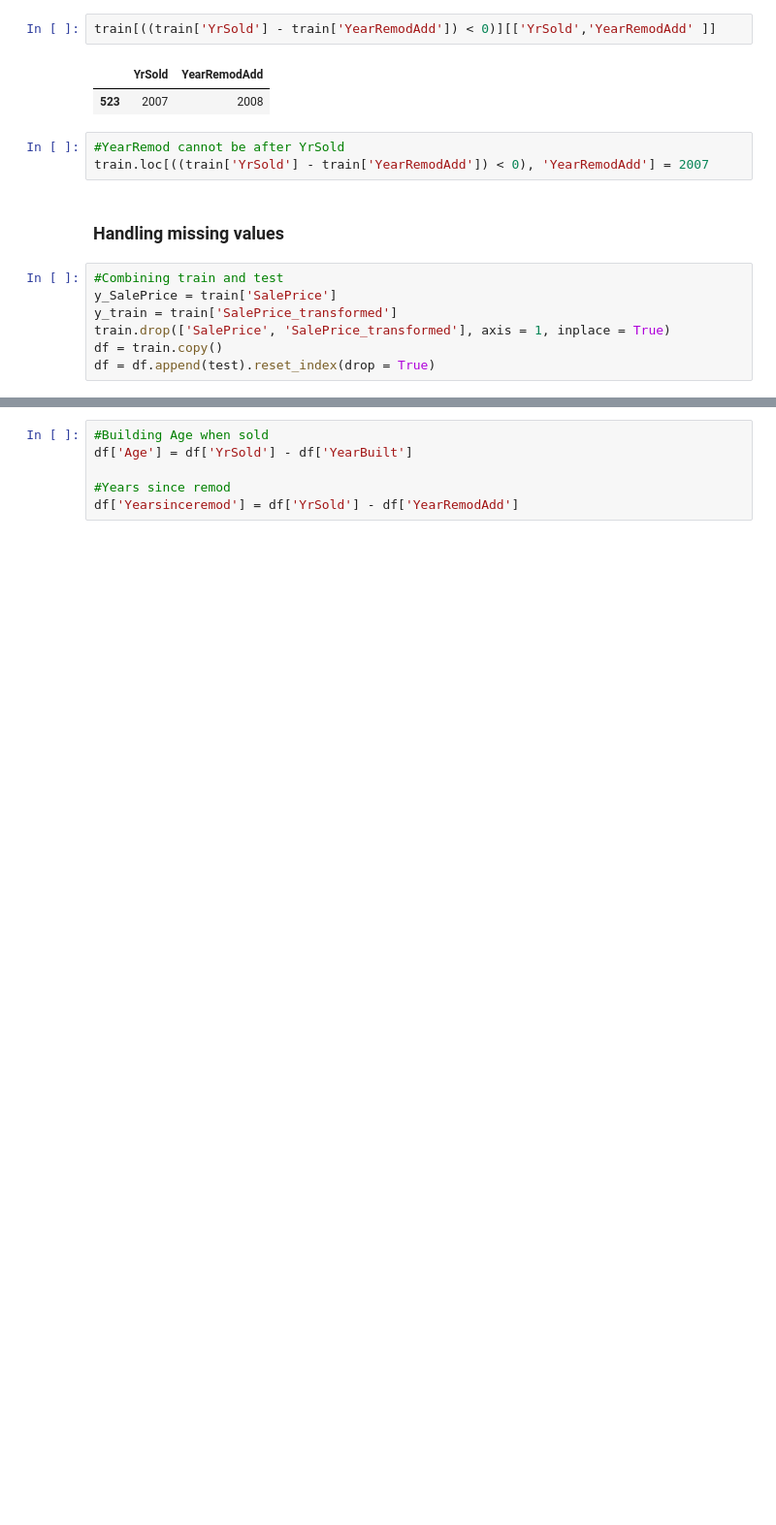
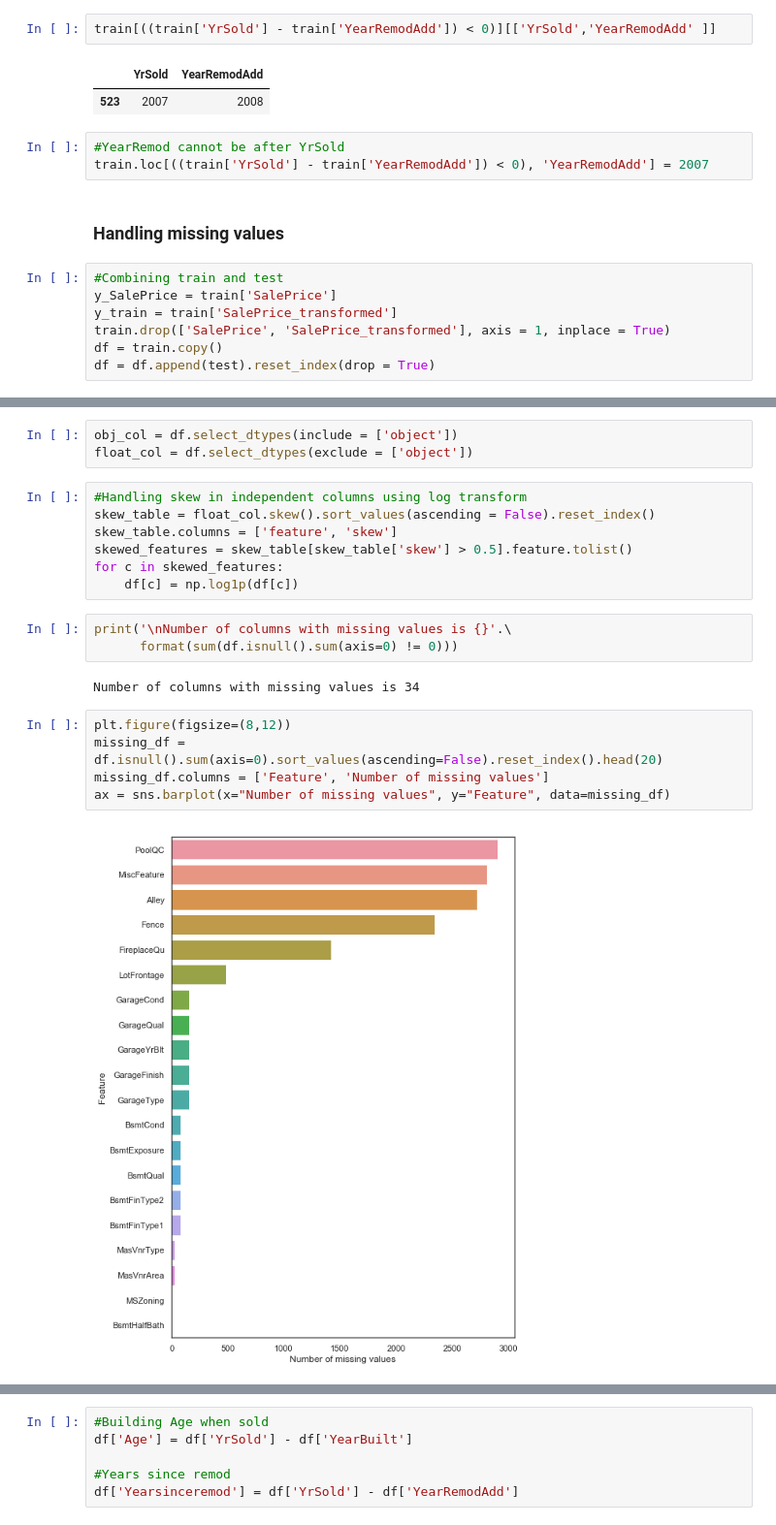
Before and after one commit to pradeep-krishnan/ML_regression_houseprice, a Jupyter notebook: houseprice.ipynb, the cells around one changed output, grey strips where cells are left out. Shown at 97% size. Drawn from its saved outputs; the diff is of its cells as text; blank space fills up the shorter version.

```diff
--- a/houseprice.ipynb
+++ b/houseprice.ipynb
@@ -246,0 +254,22 @@ df = df.append(test).reset_index(drop = True)
+# %%
+obj_col = df.select_dtypes(include = ['object'])
+float_col = df.select_dtypes(exclude = ['object'])
+# %%
+#Handling skew in independent columns using log transform
+skew_table = float_col.skew().sort_values(ascending = False).reset_index()
+skew_table.columns = ['feature', 'skew']
+skewed_features = skew_table[skew_table['skew'] > 0.5].feature.tolist()
+for c in skewed_features:
+    df[c] = np.log1p(df[c])
+# %%
+print('\nNumber of columns with missing values is {}'.\
+      format(sum(df.isnull().sum(axis=0) != 0)))
+# %% [output]
+Number of columns with missing values is 34
+# %%
+plt.figure(figsize=(8,12))
+missing_df = df.isnull().sum(axis=0).sort_values(ascending=False).reset_index().head(20)
+missing_df.columns = ['Feature', 'Number of missing values']
+ax = sns.barplot(x="Number of missing values", y="Feature", data=missing_df)
+# %% [output]
+[figure, added]
```
Also changed, not shown: parts of 62 cells of this notebook.
